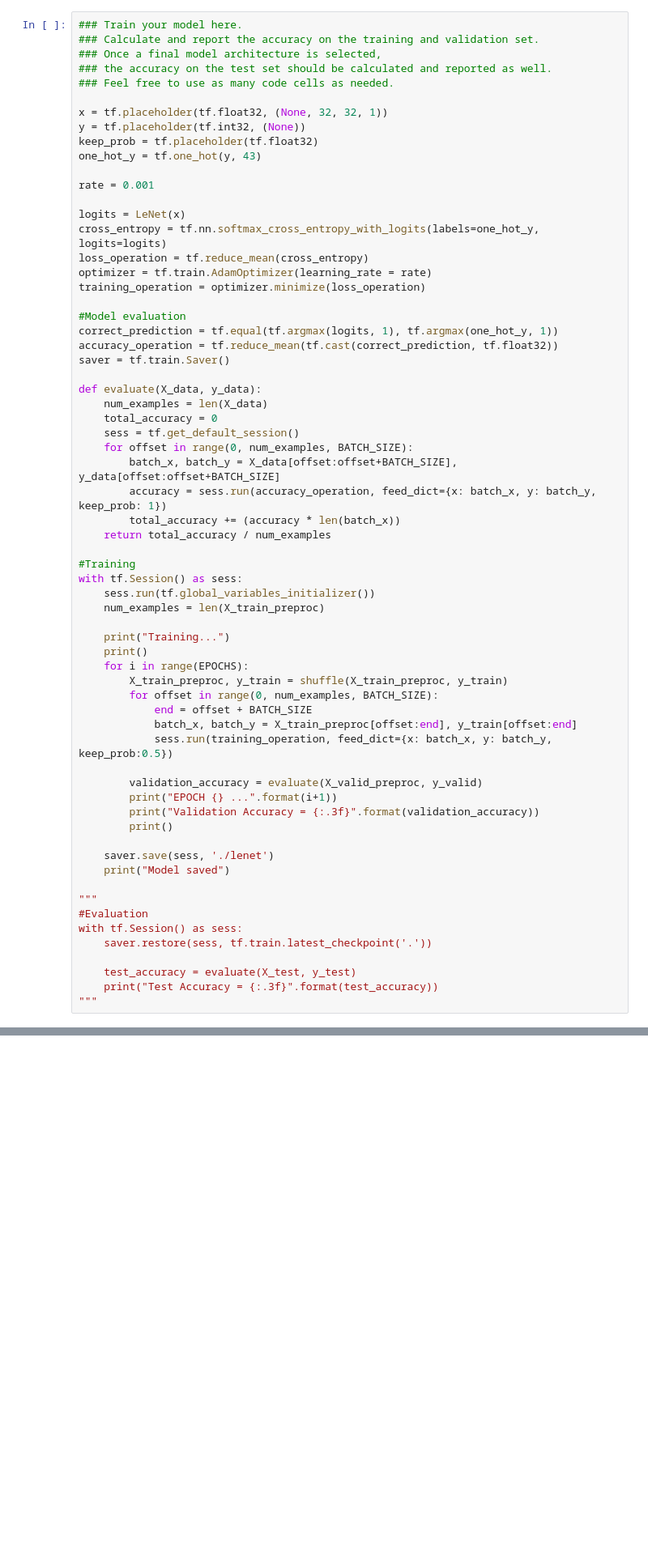
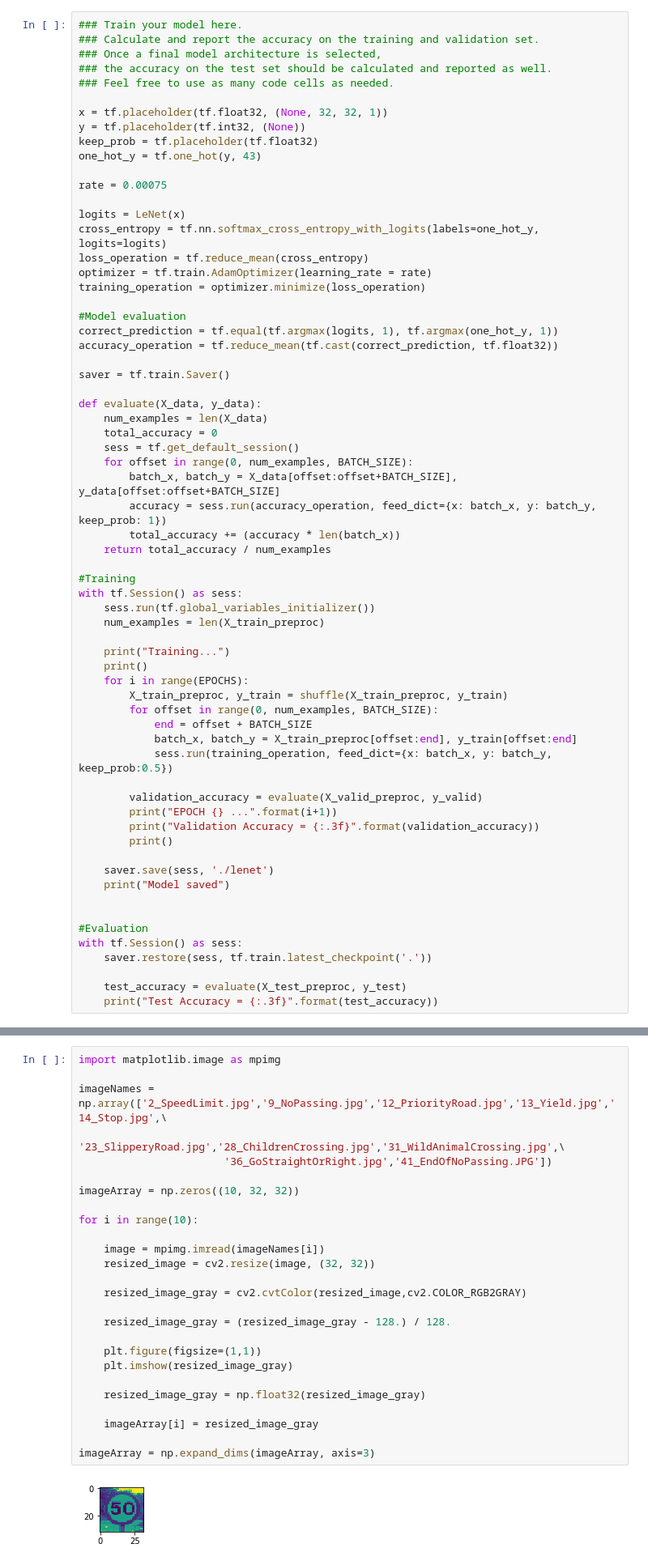
Before and after one commit to RaulDa/CarND-Traffic-Sign-Classifier-P2, a Jupyter notebook: Traffic_Sign_Classifier.ipynb, the cells around one changed output, grey strips where cells are left out. Shown: that part at 81% size. Drawn from its saved outputs; the diff is of its cells as text; blank space fills up the shorter version.

```diff
--- a/Traffic_Sign_Classifier.ipynb
+++ b/Traffic_Sign_Classifier.ipynb
@@ -258,7 +268,7 @@ y = tf.placeholder(tf.int32, (None))
 keep_prob = tf.placeholder(tf.float32)
 one_hot_y = tf.one_hot(y, 43)
 
-rate = 0.001
+rate = 0.00075
 
 logits = LeNet(x)
 cross_entropy = tf.nn.softmax_cross_entropy_with_logits(labels=one_hot_y, logits=logits)
@@ -269,6 +279,7 @@ training_operation = optimizer.minimize(loss_operation)
 #Model evaluation
 correct_prediction = tf.equal(tf.argmax(logits, 1), tf.argmax(one_hot_y, 1))
 accuracy_operation = tf.reduce_mean(tf.cast(correct_prediction, tf.float32))
+
 saver = tf.train.Saver()
 
 def evaluate(X_data, y_data):
@@ -303,14 +314,13 @@ with tf.Session() as sess:
     saver.save(sess, './lenet')
     print("Model saved")
 
-"""
+
 #Evaluation
 with tf.Session() as sess:
     saver.restore(sess, tf.train.latest_checkpoint('.'))
 
-    test_accuracy = evaluate(X_test, y_test)
+    test_accuracy = evaluate(X_test_preproc, y_test)
     print("Test Accuracy = {:.3f}".format(test_accuracy))
-"""
 # %% [output]
 Training...
 
@@ -345,0 +352,28 @@ You may find `signnames.csv` useful as it contains mappings from the class id (i
+# %%
+import matplotlib.image as mpimg
+
+imageNames = np.array(['2_SpeedLimit.jpg','9_NoPassing.jpg','12_PriorityRoad.jpg','13_Yield.jpg','14_Stop.jpg',\
+                       '23_SlipperyRoad.jpg','28_ChildrenCrossing.jpg','31_WildAnimalCrossing.jpg',\
+                       '36_GoStraightOrRight.jpg','41_EndOfNoPassing.JPG'])
+
+imageArray = np.zeros((10, 32, 32))
+
+for i in range(10):
+
+    image = mpimg.imread(imageNames[i])
+    resized_image = cv2.resize(image, (32, 32))
+
+    resized_image_gray = cv2.cvtColor(resized_image,cv2.COLOR_RGB2GRAY)
+
+    resized_image_gray = (resized_image_gray - 128.) / 128.
+
+    plt.figure(figsize=(1,1))
+    plt.imshow(resized_image_gray)
+
+    resized_image_gray = np.float32(resized_image_gray)
+
+    imageArray[i] = resized_image_gray
+
+imageArray = np.expand_dims(imageArray, axis=3)
+# %% [output]
+[figure, added]
```
Also changed, not shown: parts of 11 cells of this notebook.
